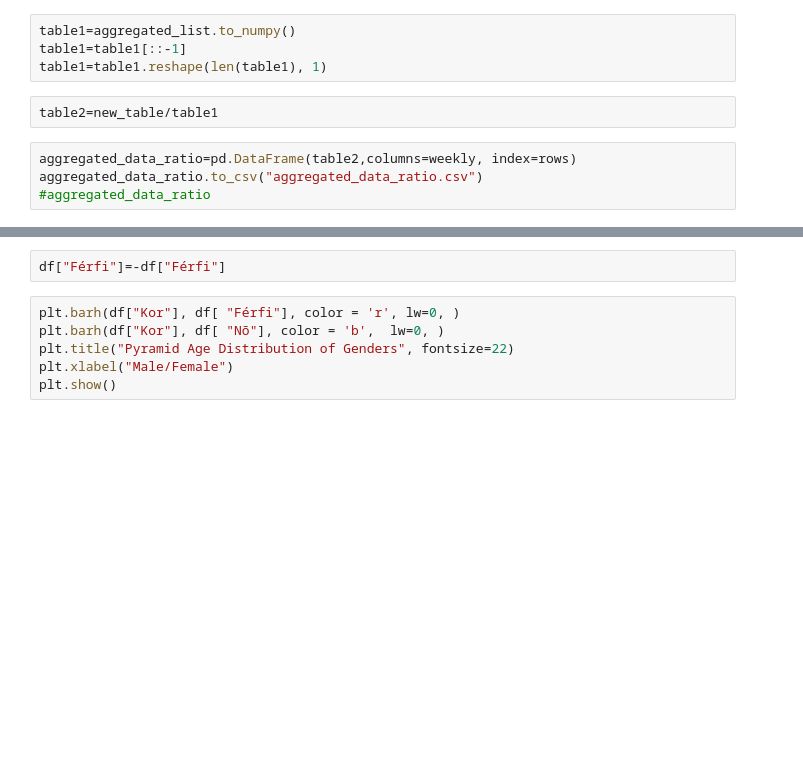
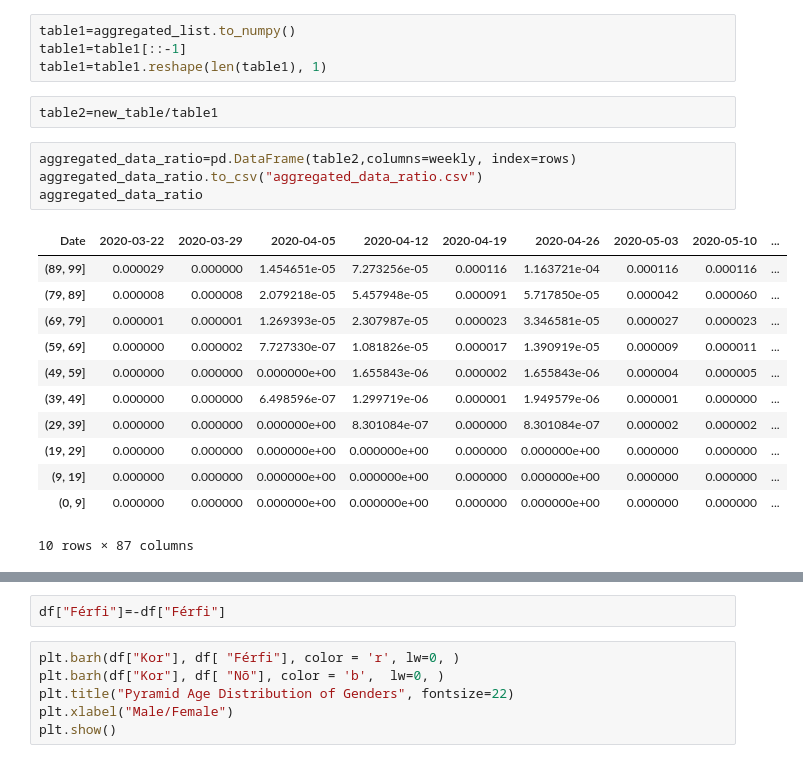
Before and after one commit to Epidemic-Models/data-science-project-covid, a Jupyter notebook: src/data_processing/data_visualization.ipynb, the cells around one changed output, grey strips where cells are left out. Saved outputs shown, nothing was run; the diff lists cells and outputs as text; blank space fills up the shorter version.

```diff
--- a/src/data_processing/data_visualization.ipynb
+++ b/src/data_processing/data_visualization.ipynb
@@ -107,7 +222,20 @@ table2=new_table/table1
 # %%
 aggregated_data_ratio=pd.DataFrame(table2,columns=weekly, index=rows)
 aggregated_data_ratio.to_csv("aggregated_data_ratio.csv")
-#aggregated_data_ratio
+aggregated_data_ratio
+# %% [output]
+| Date | 2020-03-22 | 2020-03-29 | 2020-04-05 | 2020-04-12 | 2020-04-19 | 2020-04-26 | 2020-05-03 | 2020-05-10 | ... |
+| (89, 99] | 0.000029 | 0.000000 | 1.454651e-05 | 7.273256e-05 | 0.000116 | 1.163721e-04 | 0.000116 | 0.000116 | ... |
+| (79, 89] | 0.000008 | 0.000008 | 2.079218e-05 | 5.457948e-05 | 0.000091 | 5.717850e-05 | 0.000042 | 0.000060 | ... |
+| (69, 79] | 0.000001 | 0.000001 | 1.269393e-05 | 2.307987e-05 | 0.000023 | 3.346581e-05 | 0.000027 | 0.000023 | ... |
+| (59, 69] | 0.000000 | 0.000002 | 7.727330e-07 | 1.081826e-05 | 0.000017 | 1.390919e-05 | 0.000009 | 0.000011 | ... |
+| (49, 59] | 0.000000 | 0.000000 | 0.000000e+00 | 1.655843e-06 | 0.000002 | 1.655843e-06 | 0.000004 | 0.000005 | ... |
+| (39, 49] | 0.000000 | 0.000000 | 6.498596e-07 | 1.299719e-06 | 0.000001 | 1.949579e-06 | 0.000001 | 0.000000 | ... |
+| (29, 39] | 0.000000 | 0.000000 | 0.000000e+00 | 8.301084e-07 | 0.000000 | 8.301084e-07 | 0.000002 | 0.000002 | ... |
+| (19, 29] | 0.000000 | 0.000000 | 0.000000e+00 | 0.000000e+00 | 0.000000 | 0.000000e+00 | 0.000000 | 0.000000 | ... |
+| (9, 19] | 0.000000 | 0.000000 | 0.000000e+00 | 0.000000e+00 | 0.000000 | 0.000000e+00 | 0.000000 | 0.000000 | ... |
+| (0, 9] | 0.000000 | 0.000000 | 0.000000e+00 | 0.000000e+00 | 0.000000 | 0.000000e+00 | 0.000000 | 0.000000 | ... |
+10 rows × 87 columns
 # %%
 axx = sns.heatmap(aggregated_data_ratio)
 # %% [output]
```
Also changed, not shown: parts of 18 cells of this notebook, 8 other files.
